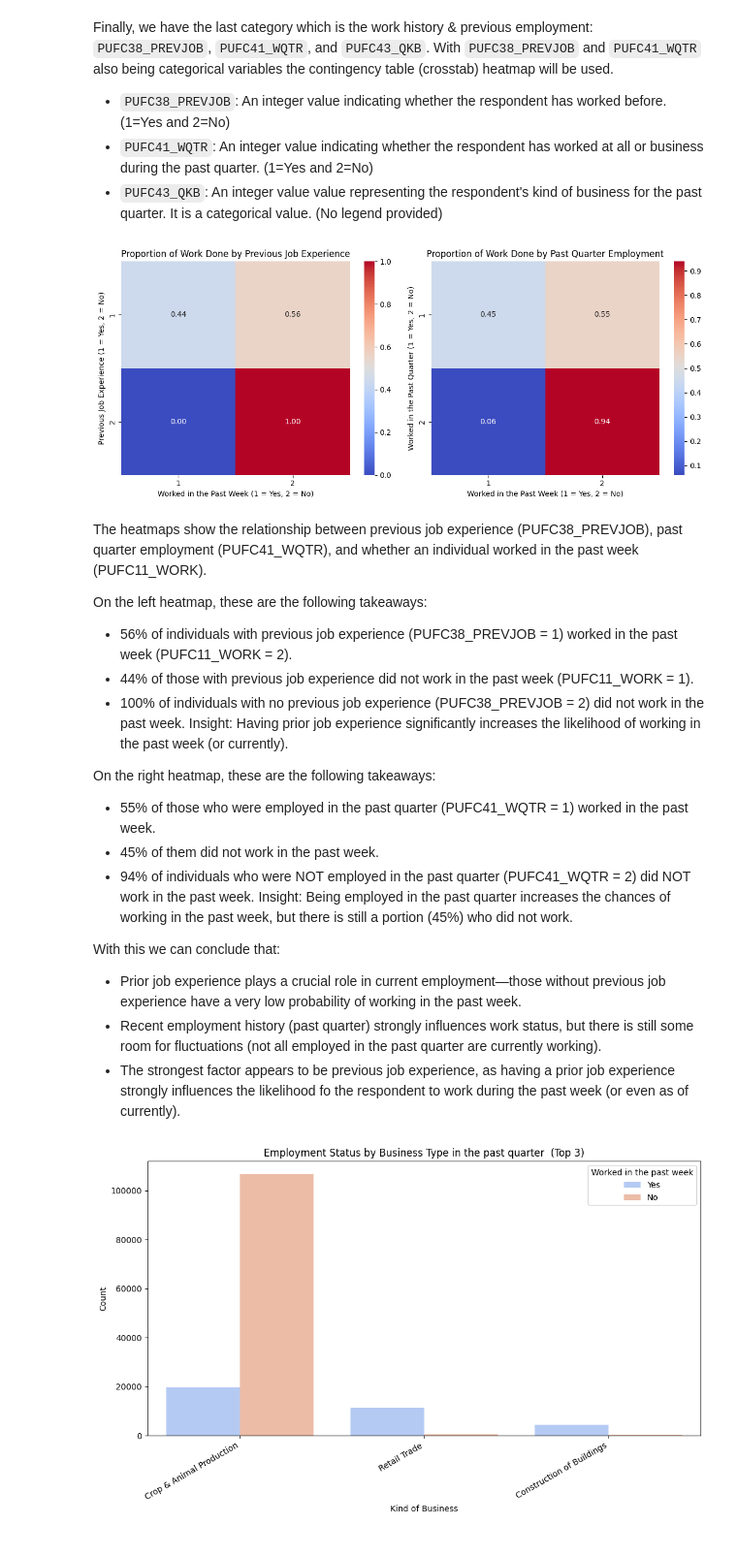
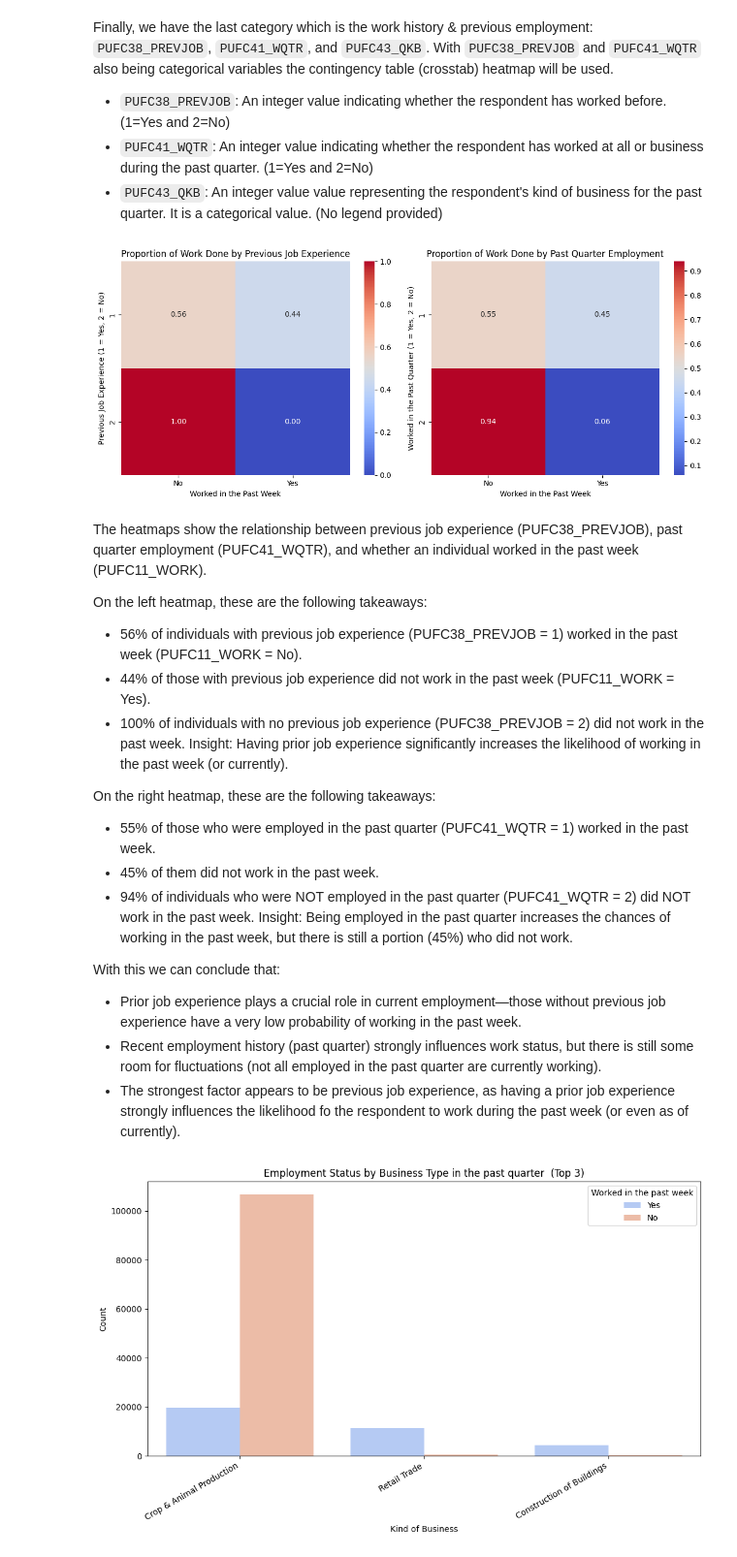
Before and after one commit to MatthewHeinz/STINTSY_MCO1, a Jupyter notebook: MCO1.ipynb, the cells around one changed output. Shown at 97% size. Drawn from its saved outputs; the diff is of its cells as text; code cells hidden in the pictures.

```diff
--- a/MCO1.ipynb
+++ b/MCO1.ipynb
@@ -801,34 +801,34 @@ Finally, we have the last category which is the work history & previous employme
 # %%
 # Compute crosstab analyses
 crosstab_prevjob = pd.crosstab(cleaned_selected_df["PUFC38_PREVJOB"], cleaned_selected_df["PUFC11_WORK"], normalize="index")
 crosstab_wqtr = pd.crosstab(cleaned_selected_df["PUFC41_WQTR"], cleaned_selected_df["PUFC11_WORK"], normalize="index")
 
 # Create subplots
 fig, axes = plt.subplots(1, 2, figsize=(12, 5))
 
 # Heatmap for Previous Job Experience vs. Work Done
 sns.heatmap(crosstab_prevjob, annot=True, cmap="coolwarm", fmt=".2f", ax=axes[0])
 axes[0].set_title("Proportion of Work Done by Previous Job Experience")
-axes[0].set_xlabel("Worked in the Past Week (1 = Yes, 2 = No)")
+axes[0].set_xlabel("Worked in the Past Week")
 axes[0].set_ylabel("Previous Job Experience (1 = Yes, 2 = No)")
 
 # Heatmap for Past Quarter Employment vs. Work Done
 sns.heatmap(crosstab_wqtr, annot=True, cmap="coolwarm", fmt=".2f", ax=axes[1])
 axes[1].set_title("Proportion of Work Done by Past Quarter Employment")
-axes[1].set_xlabel("Worked in the Past Week (1 = Yes, 2 = No)")
+axes[1].set_xlabel("Worked in the Past Week")
 axes[1].set_ylabel("Worked in the Past Quarter (1 = Yes, 2 = No)")
 
 # Adjust layout and show plot
 plt.tight_layout()
 plt.show()
 # %% [output]
-[figure, old version]
+[figure, new version]
 # %% [markdown]
 The heatmaps show the relationship between previous job experience (PUFC38_PREVJOB), past quarter employment (PUFC41_WQTR), and whether an individual worked in the past week (PUFC11_WORK).
 
 On the left heatmap, these are the following takeaways:
-- 56% of individuals with previous job experience (PUFC38_PREVJOB = 1) worked in the past week (PUFC11_WORK = 2).
-- 44% of those with previous job experience did not work in the past week (PUFC11_WORK = 1).
+- 56% of individuals with previous job experience (PUFC38_PREVJOB = 1) worked in the past week (PUFC11_WORK = No).
+- 44% of those with previous job experience did not work in the past week (PUFC11_WORK = Yes).
 - 100% of individuals with no previous job experience (PUFC38_PREVJOB = 2) did not work in the past week.
 Insight: Having prior job experience significantly increases the likelihood of working in the past week (or currently).
 
```
Also changed, not shown: parts of 4 cells of this notebook.
